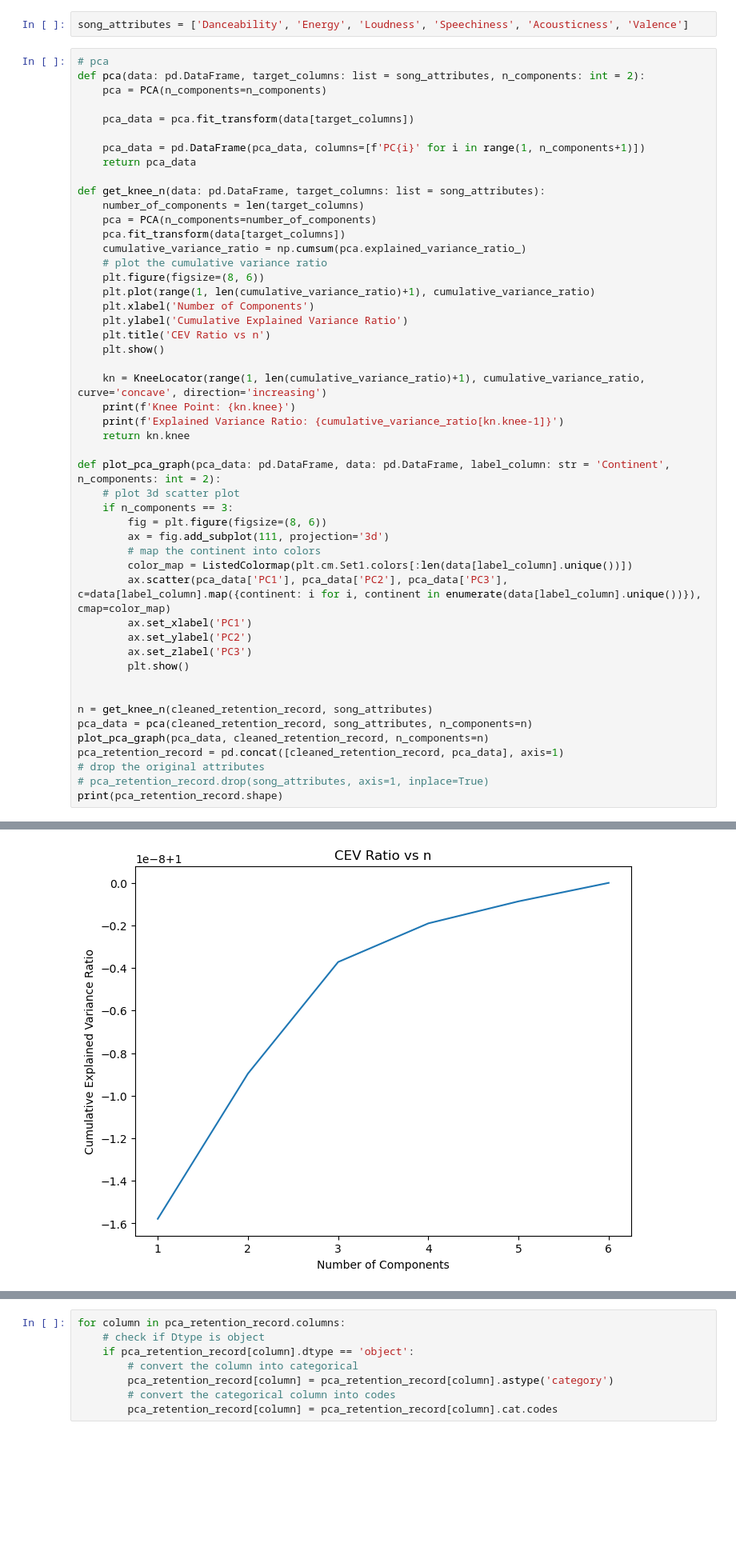
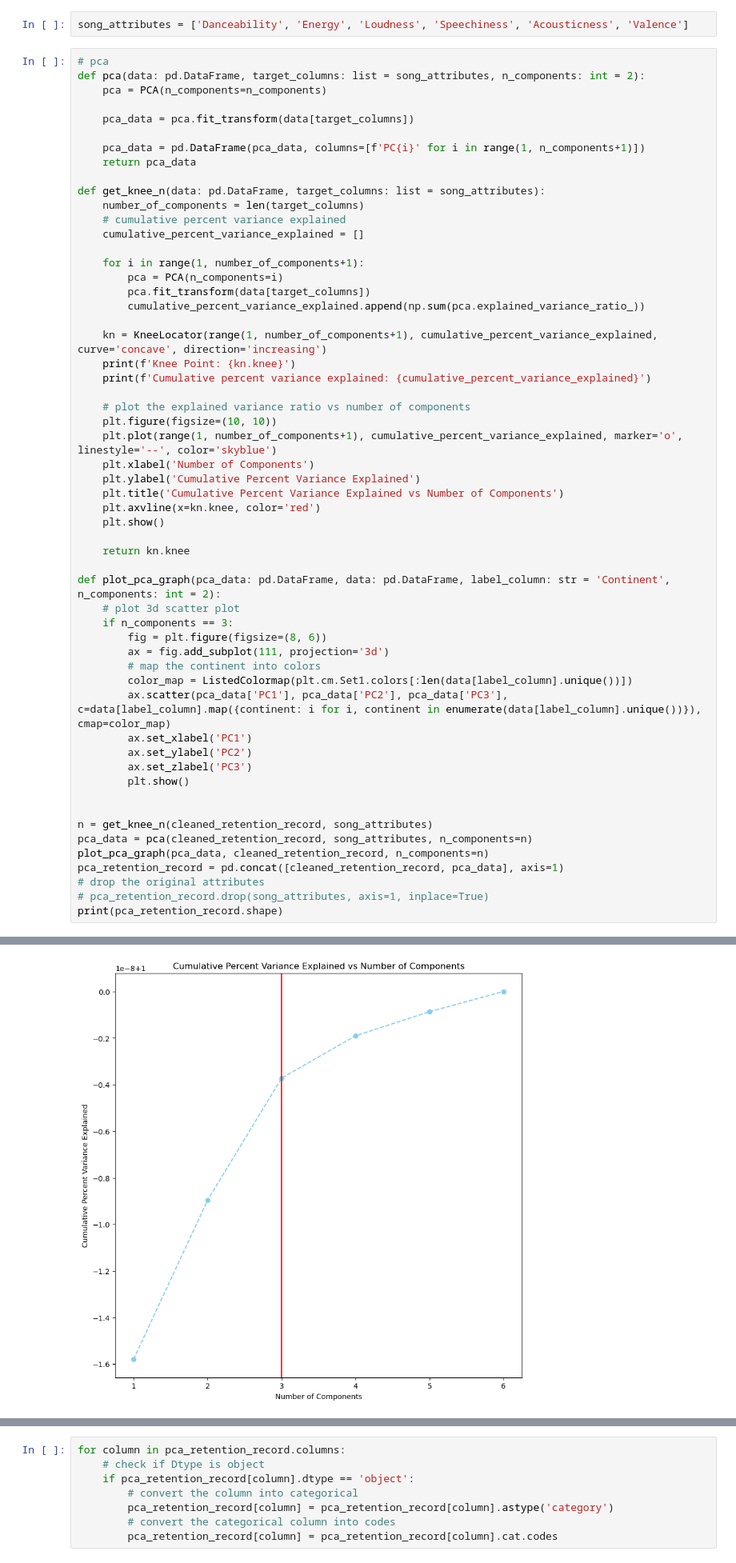
Before and after one commit to Jonathan0516/Spotifypopularityprediction, a Jupyter notebook: hot_period_prediction.ipynb, the cells around one changed output, grey strips where cells are left out. Shown at 80% size. Cells and saved outputs as stored; diff of their text form; blank space fills up the shorter version.

```diff
--- a/hot_period_prediction.ipynb
+++ b/hot_period_prediction.ipynb
@@ -245,20 +246,27 @@ def pca(data: pd.DataFrame, target_columns: list = song_attributes, n_components
 
 def get_knee_n(data: pd.DataFrame, target_columns: list = song_attributes):
     number_of_components = len(target_columns)
-    pca = PCA(n_components=number_of_components)
-    pca.fit_transform(data[target_columns])
-    cumulative_variance_ratio = np.cumsum(pca.explained_variance_ratio_)
-    # plot the cumulative variance ratio
-    plt.figure(figsize=(8, 6))
-    plt.plot(range(1, len(cumulative_variance_ratio)+1), cumulative_variance_ratio)
+    # cumulative percent variance explained
+    cumulative_percent_variance_explained = []
+
+    for i in range(1, number_of_components+1):
+        pca = PCA(n_components=i)
+        pca.fit_transform(data[target_columns])
+        cumulative_percent_variance_explained.append(np.sum(pca.explained_variance_ratio_))
+
+    kn = KneeLocator(range(1, number_of_components+1), cumulative_percent_variance_explained, curve='concave', direction='increasing')
+    print(f'Knee Point: {kn.knee}')
+    print(f'Cumulative percent variance explained: {cumulative_percent_variance_explained}')
+
+    # plot the explained variance ratio vs number of components
+    plt.figure(figsize=(10, 10))
+    plt.plot(range(1, number_of_components+1), cumulative_percent_variance_explained, marker='o', linestyle='--', color='skyblue')
     plt.xlabel('Number of Components')
-    plt.ylabel('Cumulative Explained Variance Ratio')
-    plt.title('CEV Ratio vs n')
+    plt.ylabel('Cumulative Percent Variance Explained')
+    plt.title('Cumulative Percent Variance Explained vs Number of Components')
+    plt.axvline(x=kn.knee, color='red')
     plt.show()
 
-    kn = KneeLocator(range(1, len(cumulative_variance_ratio)+1), cumulative_variance_ratio, curve='concave', direction='increasing')
-    print(f'Knee Point: {kn.knee}')
-    print(f'Explained Variance Ratio: {cumulative_variance_ratio[kn.knee-1]}')
     return kn.knee
 
 def plot_pca_graph(pca_data: pd.DataFrame, data: pd.DataFrame, label_column: str = 'Continent', n_components: int = 2):
@@ -286 +296 @@ print(pca_retention_record.shape)
-[figure, old version]
+[figure, new version]
```
Also changed, not shown: parts of 2 cells of this notebook, 3 other files.
